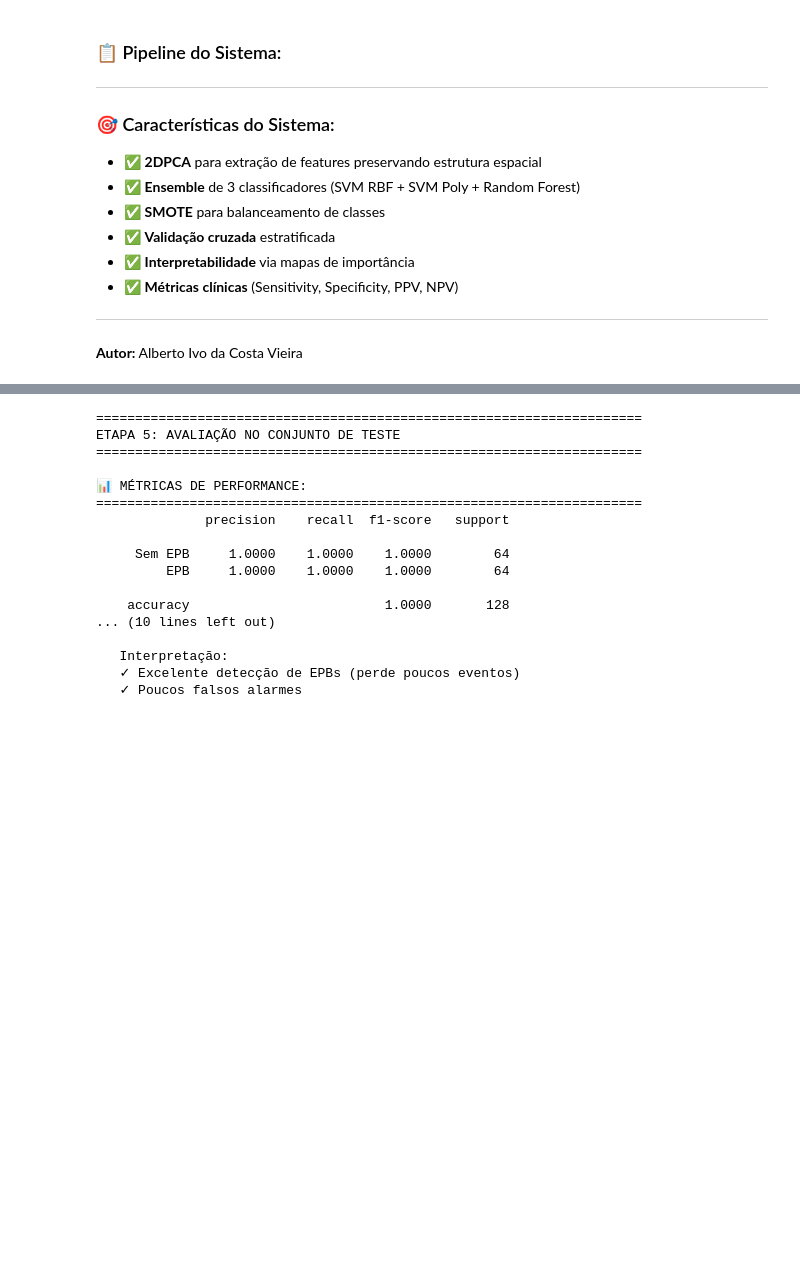
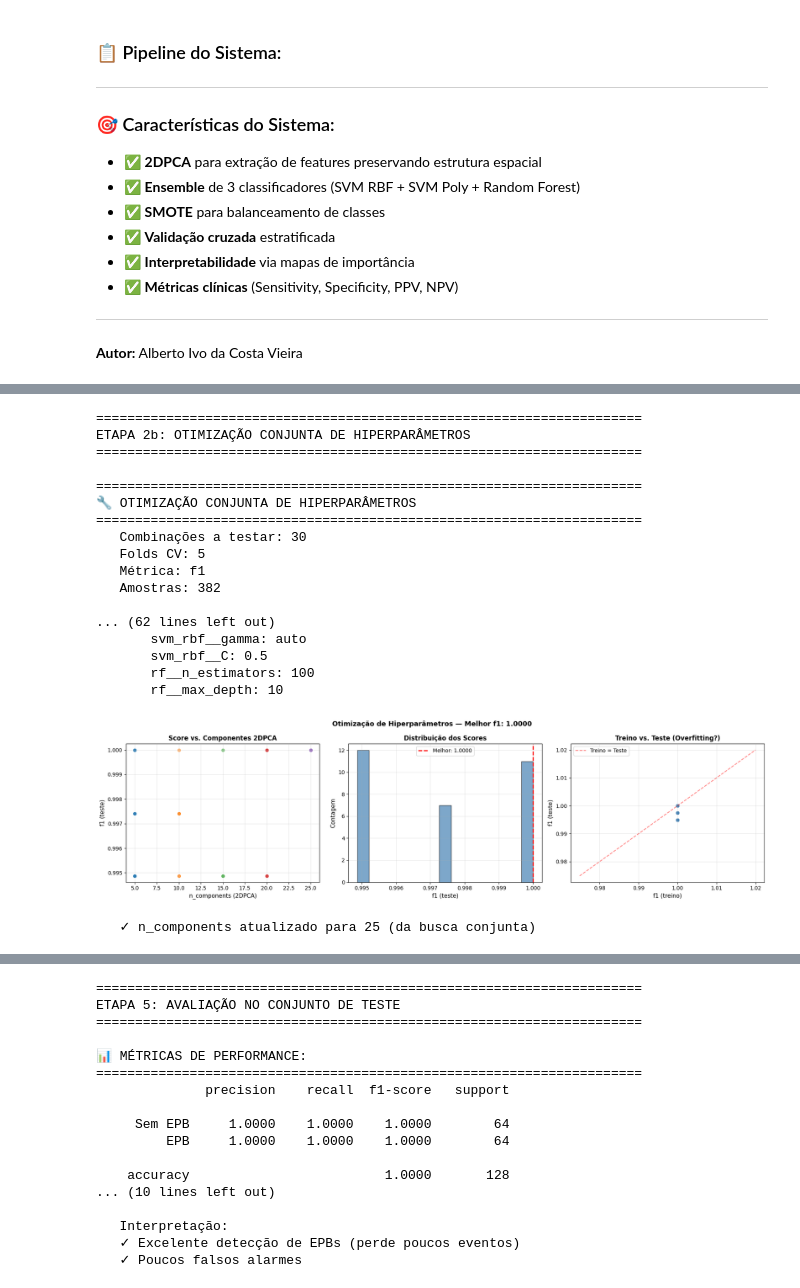
Before and after one commit to albertoivo/masters-degree, a Jupyter notebook: code/epb_detection_system.ipynb, the cells around one changed output, grey strips where cells are left out. Drawn from its saved outputs; the diff is of its cells as text; code cells hidden in the pictures; blank space fills up the shorter version.

Commit message:
feat: implement temporal data splitting, hyperparameter optimization, and enhanced evaluation workflows in the EPB detection system

```diff
--- a/code/epb_detection_system.ipynb
+++ b/code/epb_detection_system.ipynb
@@ -64,12 +67,21 @@ X, y, filenames = load_epb_dataset(
     apply_preprocessing=True
 )
 
-# Divide em treino e teste (estratificado)
-X_train, X_test, y_train, y_test, files_train, files_test = train_test_split(X, y, filenames, test_size=0.25, random_state=42, stratify=y)
+# Divide em treino e teste
+if SPLIT_METHOD == 'temporal':
+    print("\n📅 Usando divisão TEMPORAL (time-based split por noite)")
+    X_train, X_test, y_train, y_test, files_train, files_test = temporal_train_test_split(
+        X, y, filenames, test_size=0.25,
+    )
+else:
+    print("\n🔀 Usando divisão ALEATÓRIA estratificada")
+    X_train, X_test, y_train, y_test, files_train, files_test = train_test_split(
+        X, y, filenames, test_size=0.25, random_state=42, stratify=y
+    )
 
-print(f"\n📦 Divisão estratificada:")
-print(f"   • Treino: {len(X_train)} imagens")
-print(f"   • Teste: {len(X_test)} imagens")
+print(f"\n📦 Divisão {'temporal' if SPLIT_METHOD == 'temporal' else 'estratificada'}:")
+print(f"   • Treino: {len(X_train)} imagens (EPB: {int(y_train.sum())}, Sem EPB: {int(len(y_train) - y_train.sum())})")
+print(f"   • Teste: {len(X_test)} imagens (EPB: {int(y_test.sum())}, Sem EPB: {int(len(y_test) - y_test.sum())})")
 # %% [output]
 INFO: Carregando dataset de EPBs...
 INFO: Labels carregados: 510 registros
@@ -108 +153,50 @@ ETAPA 2: DATA AUGMENTATION
+# %%
+# ========== ETAPA 2b: OTIMIZAÇÃO CONJUNTA DE HIPERPARÂMETROS ==========
+# Usa RandomizedSearchCV para otimizar simultaneamente:
+#   - n_components (2DPCA), C e gamma (SVM), n_estimators/max_depth/lr
+#     (XGBoost), n_estimators/max_depth (RF), weights (Voting).
+# NOTA: Pode levar 5-30 min dependendo de N_SEARCH_ITER.
+# Se desativado, usa os hiperparâmetros padrão (hardcoded).
+
+ensemble_params = None  # Inicializa para Etapa 4
+
+if OPTIMIZE_HYPERPARAMS:
+    print("="*70)
+    print("ETAPA 2b: OTIMIZAÇÃO CONJUNTA DE HIPERPARÂMETROS")
+    print("="*70)
+
+    ensemble_params, df_search, fig_search = optimize_hyperparameters(
+        X_train, y_train,
+        image_shape=TARGET_SIZE,
+        n_iter=N_SEARCH_ITER,
+        cv_folds=5,
+        scoring='f1',
+    )
+
+    # Sobrepõe n_components da Etapa 2
+    best_n_components = ensemble_params['n_components']
+    print(f"\n   ✓ n_components atualizado para {best_n_components} (da busca conjunta)")
+else:
+    print(f"\n⚙️  Otimização conjunta DESATIVADA (OPTIMIZE_HYPERPARAMS = False)")
+    print(f"    Usando hiperparâmetros padrão. Ative para busca automática.")
+# %% [output]
+======================================================================
+ETAPA 2b: OTIMIZAÇÃO CONJUNTA DE HIPERPARÂMETROS
+======================================================================
+
+======================================================================
+🔧 OTIMIZAÇÃO CONJUNTA DE HIPERPARÂMETROS
+======================================================================
+   Combinações a testar: 30
+   Folds CV: 5
+   Métrica: f1
+   Amostras: 382
+
+... (62 lines left out)
+       svm_rbf__gamma: auto
+       svm_rbf__C: 0.5
+       rf__n_estimators: 100
+       rf__max_depth: 10
+[figure, added]
+   ✓ n_components atualizado para 25 (da busca conjunta)
 # %%
```
Also changed, not shown: parts of 14 cells of this notebook, 3 other files.
